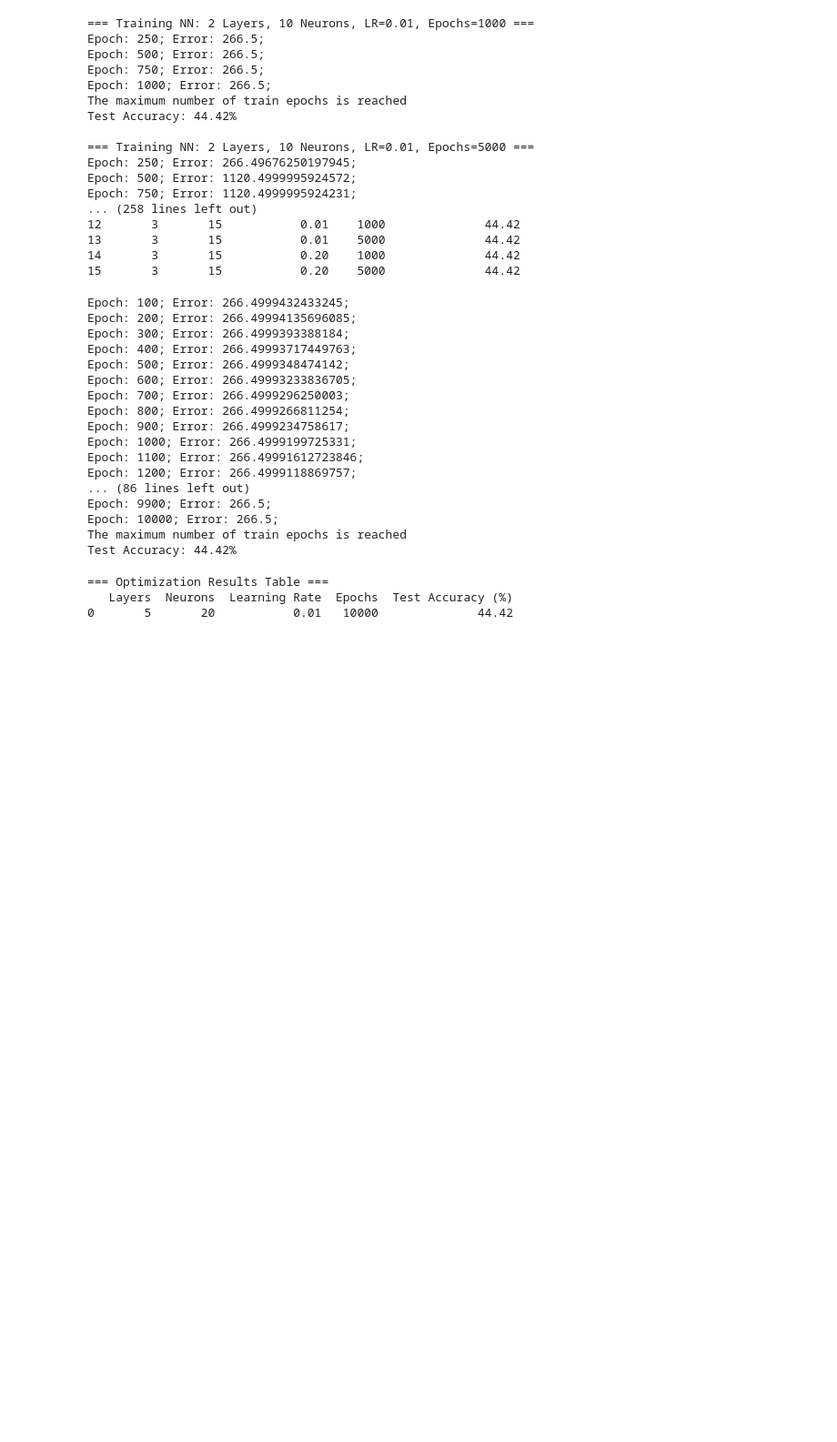
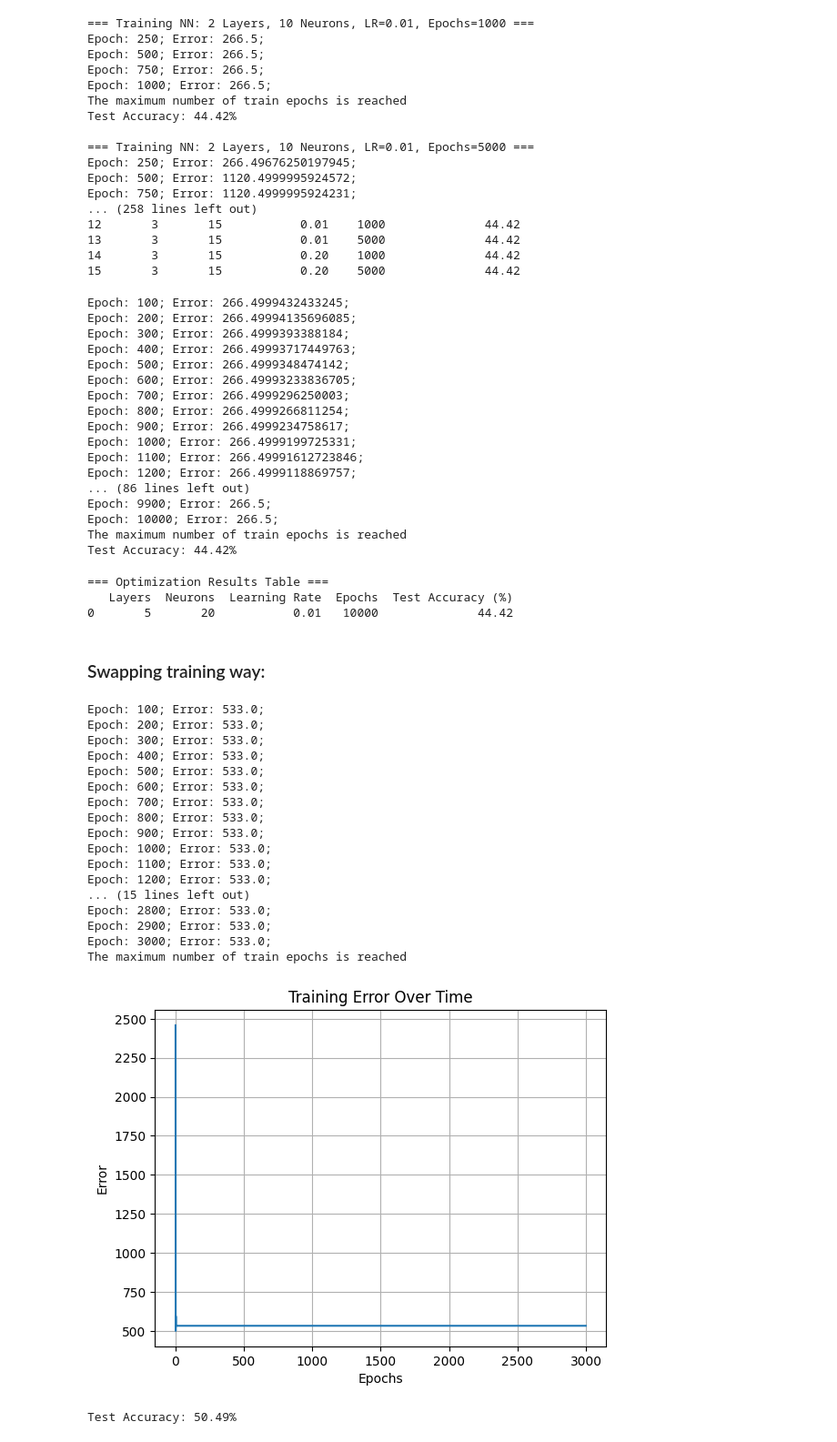
Before and after one commit to StratosDns/nn_f_t, a Jupyter notebook: final_th20580.ipynb, the cells around one changed output. Shown at 91% size. Drawn from its saved outputs; the diff is of its cells as text; code cells hidden in the pictures; blank space fills up the shorter version.

```diff
--- a/final_th20580.ipynb
+++ b/final_th20580.ipynb
@@ -448,3 +450,74 @@ print(results_df_v3)
 === Optimization Results Table ===
    Layers  Neurons  Learning Rate  Epochs  Test Accuracy (%)
 0       5       20           0.01   10000              44.42
+# %% [markdown]
+### Swapping training way:
+# %%
+from sklearn.preprocessing import OneHotEncoder
+from imblearn.over_sampling import SMOTE
+
+
+# Balance the dataset using SMOTE
+smote = SMOTE()
+X_train_balanced, y_train_balanced = smote.fit_resample(X_train, y_train)
+
+# Scale the data using MinMaxScaler
+scaler = MinMaxScaler()
+X_train_scaled = scaler.fit_transform(X_train_balanced)
+X_test_scaled = scaler.transform(X_test)
+
+# One-hot encode the balanced target
+encoder = OneHotEncoder(sparse_output=False)
+y_train_encoded = encoder.fit_transform(y_train_balanced.to_numpy().reshape(-1, 1))
+
+# Define the architecture
+num_classes = y_train_encoded.shape[1]
+layer_structure = [30, 15, num_classes]  # Increased neurons for better capacity
+net = nl.net.newff(nl.tool.minmax(X_train_scaled), layer_structure)
+
+# Configure the training parameters
+net.trainf = nl.train.train_gd  # Gradient descent training function
+error = net.train(X_train_scaled, y_train_encoded, epochs=3000, show=100, goal=1e-5, lr=0.01)
+
+# Plot the training error over epochs
+plt.plot(error)
+plt.title("Training Error Over Time")
+plt.xlabel("Epochs")
+plt.ylabel("Error")
+plt.grid()
+plt.show()
+
+# Predict on the test set
+y_pred = net.sim(X_test_scaled)  # Predict probabilities for each class
+y_pred_classes = np.argmax(y_pred, axis=1)  # Select the class with the highest probability
+
+# Calculate test accuracy
+test_accuracy = accuracy_score(y_test, y_pred_classes)
+print(f"Test Accuracy: {test_accuracy * 100:.2f}%")
+
+# Plot confusion matrix
+cm = confusion_matrix(y_test, y_pred_classes)
+disp = ConfusionMatrixDisplay(confusion_matrix=cm, display_labels=["Class 0", "Class 1"])
+disp.plot(cmap=plt.cm.Blues)
+plt.title("Confusion Matrix")
+plt.show()
+# %% [output]
+Epoch: 100; Error: 533.0;
+Epoch: 200; Error: 533.0;
+Epoch: 300; Error: 533.0;
+Epoch: 400; Error: 533.0;
+Epoch: 500; Error: 533.0;
+Epoch: 600; Error: 533.0;
+Epoch: 700; Error: 533.0;
+Epoch: 800; Error: 533.0;
+Epoch: 900; Error: 533.0;
+Epoch: 1000; Error: 533.0;
+Epoch: 1100; Error: 533.0;
+Epoch: 1200; Error: 533.0;
+... (15 lines left out)
+Epoch: 2800; Error: 533.0;
+Epoch: 2900; Error: 533.0;
+Epoch: 3000; Error: 533.0;
+The maximum number of train epochs is reached
+[figure, added]
+Test Accuracy: 50.49%
```
Also changed, not shown: parts of 3 cells of this notebook.
